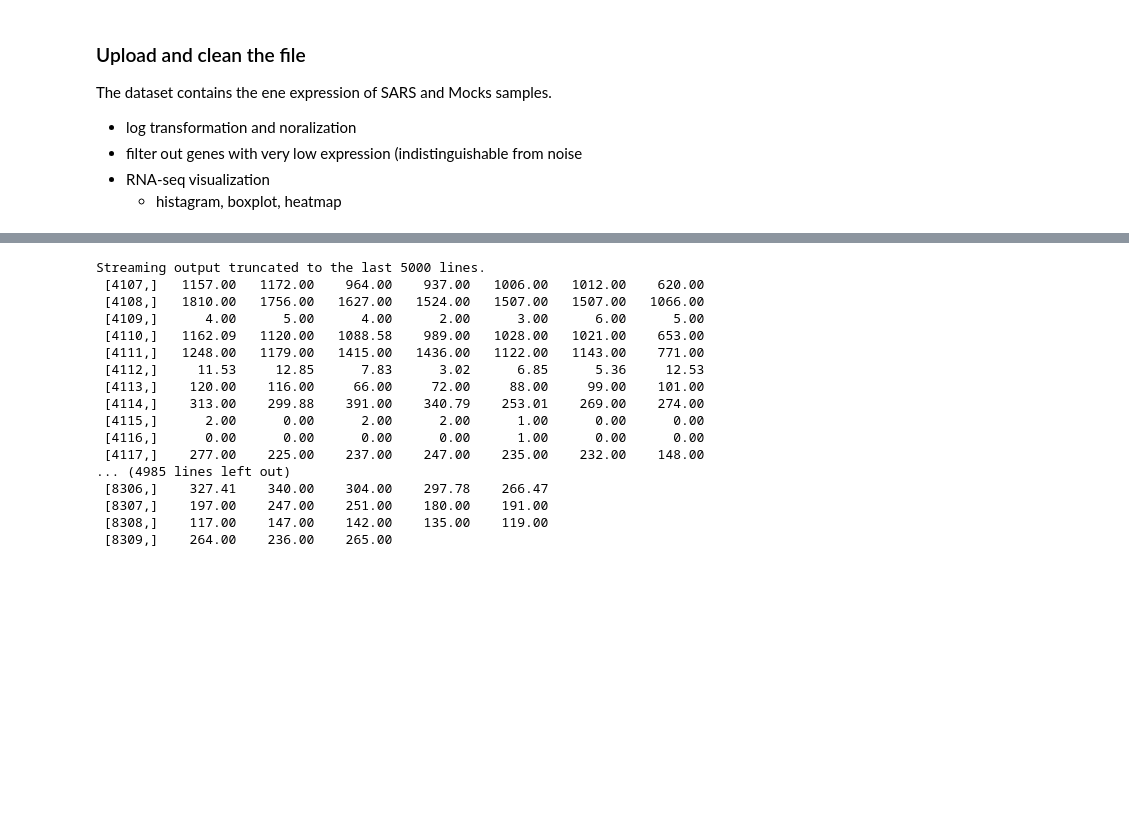
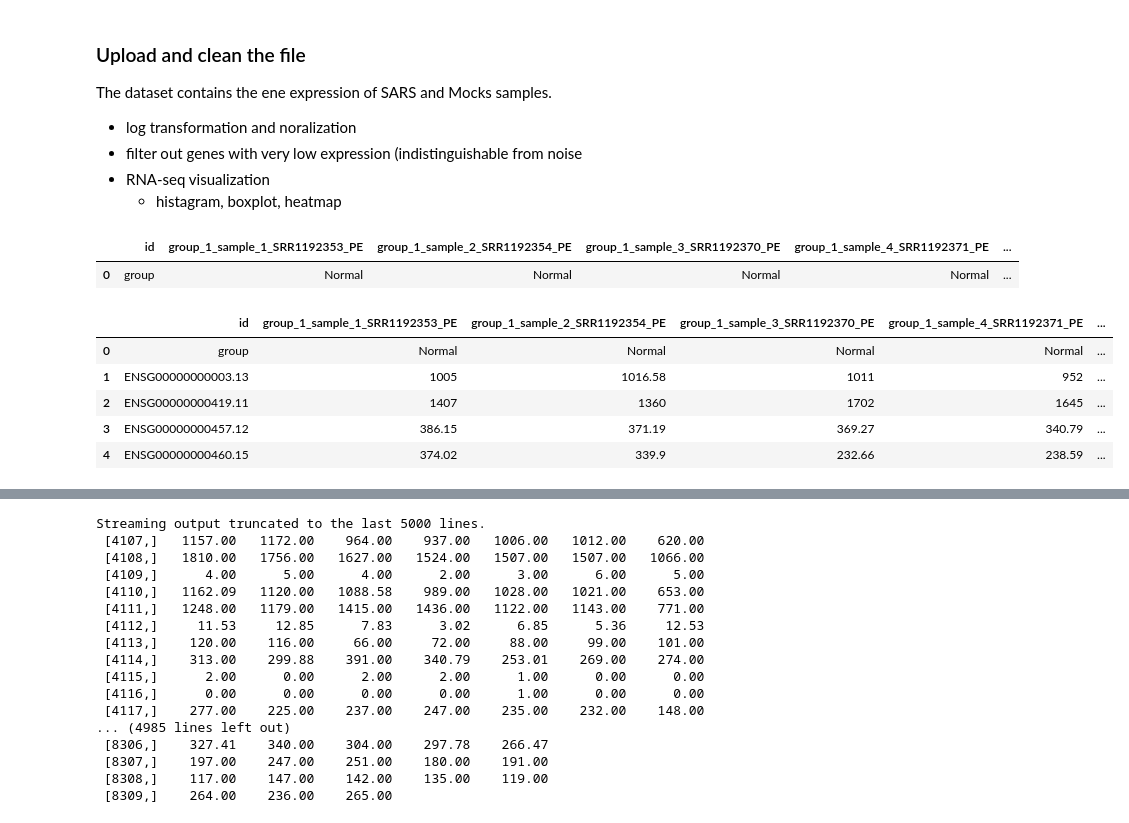
Before and after one commit to cindykhris/SummerInternship2020, a Jupyter notebook: SummerInternship2020.ipynb, the cells around one changed output, grey strips where cells are left out. Cells and saved outputs as stored; diff of their text form; code cells hidden in the pictures; blank space fills up the shorter version.

```diff
--- a/SummerInternship2020.ipynb
+++ b/SummerInternship2020.ipynb
@@ -193,0 +143,29 @@ The dataset contains the ene expression of SARS and Mocks samples.
+# %%
+data = pd.DataFrame({'id': 'group',
+        'group_1_sample_1_SRR1192353_PE': 'Normal',
+       'group_1_sample_2_SRR1192354_PE': 'Normal',
+        'group_1_sample_3_SRR1192370_PE': 'Normal',
+       'group_1_sample_4_SRR1192371_PE': 'Normal',
+        'group_1_sample_5_SRR1192398_PE': 'Normal',
+       'group_1_sample_6_SRR1192399_PE': 'Normal',
+        'group_2_sample_1_SRR1193100_PE': 'SARS',
+       'group_2_sample_2_SRR1193101_PE': 'SARS',
+        'group_2_sample_3_SRR1193013_PE': 'SARS',
+       'group_2_sample_4_SRR1193014_PE': 'SARS',
+        'group_2_sample_5_SRR1193016_PE': 'SARS',
+       'group_2_sample_6_SRR1193017_PE': 'SARS'
+       }, index=[0])
+data.head()
+# %% [output]
+|  | id | group_1_sample_1_SRR1192353_PE | group_1_sample_2_SRR1192354_PE | group_1_sample_3_SRR1192370_PE | group_1_sample_4_SRR1192371_PE | ... |
+| 0 | group | Normal | Normal | Normal | Normal | ... |
+# %%
+df = pd.concat([data,dataframe]).reset_index(drop = True)
+df.head(5)
+# %% [output]
+|  | id | group_1_sample_1_SRR1192353_PE | group_1_sample_2_SRR1192354_PE | group_1_sample_3_SRR1192370_PE | group_1_sample_4_SRR1192371_PE | ... |
+| 0 | group | Normal | Normal | Normal | Normal | ... |
+| 1 | ENSG00000000003.13 | 1005 | 1016.58 | 1011 | 952 | ... |
+| 2 | ENSG00000000419.11 | 1407 | 1360 | 1702 | 1645 | ... |
+| 3 | ENSG00000000457.12 | 386.15 | 371.19 | 369.27 | 340.79 | ... |
+| 4 | ENSG00000000460.15 | 374.02 | 339.9 | 232.66 | 238.59 | ... |
```
Also changed, not shown: parts of 17 cells of this notebook.
